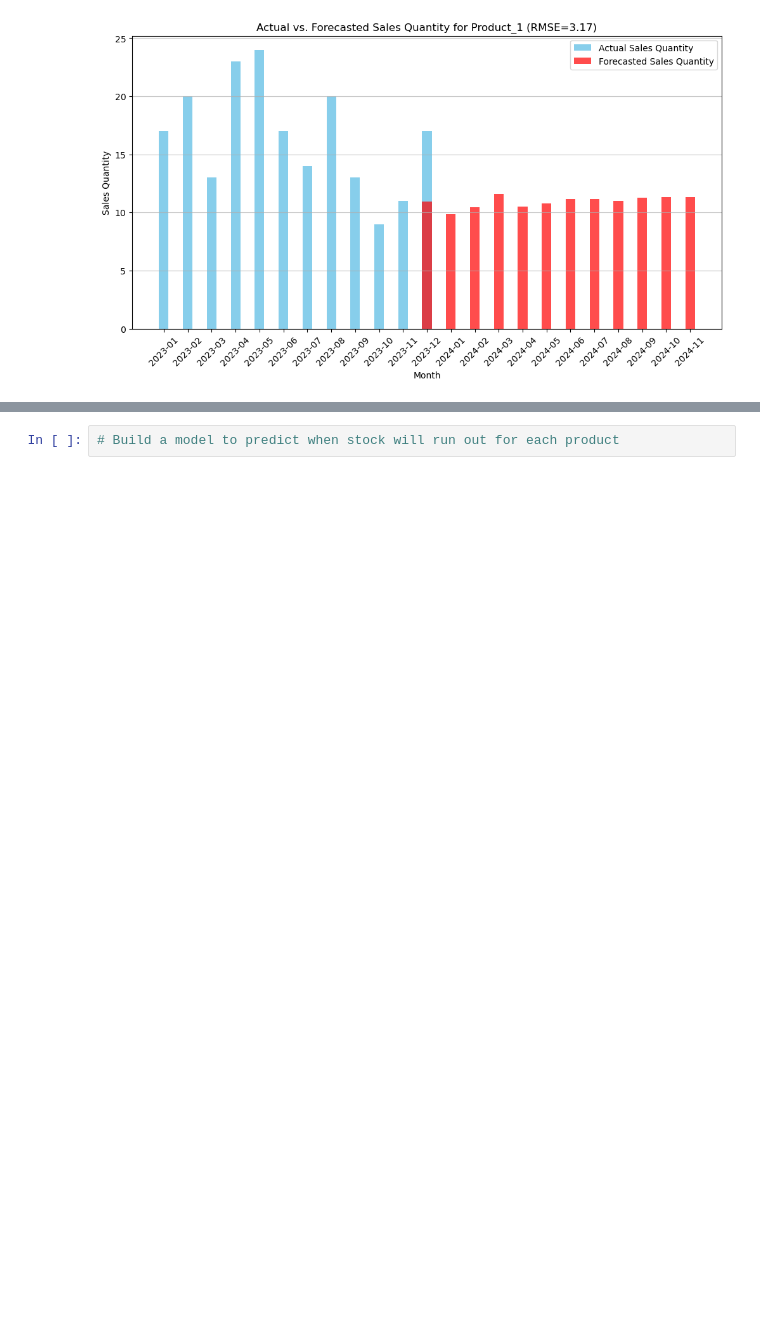
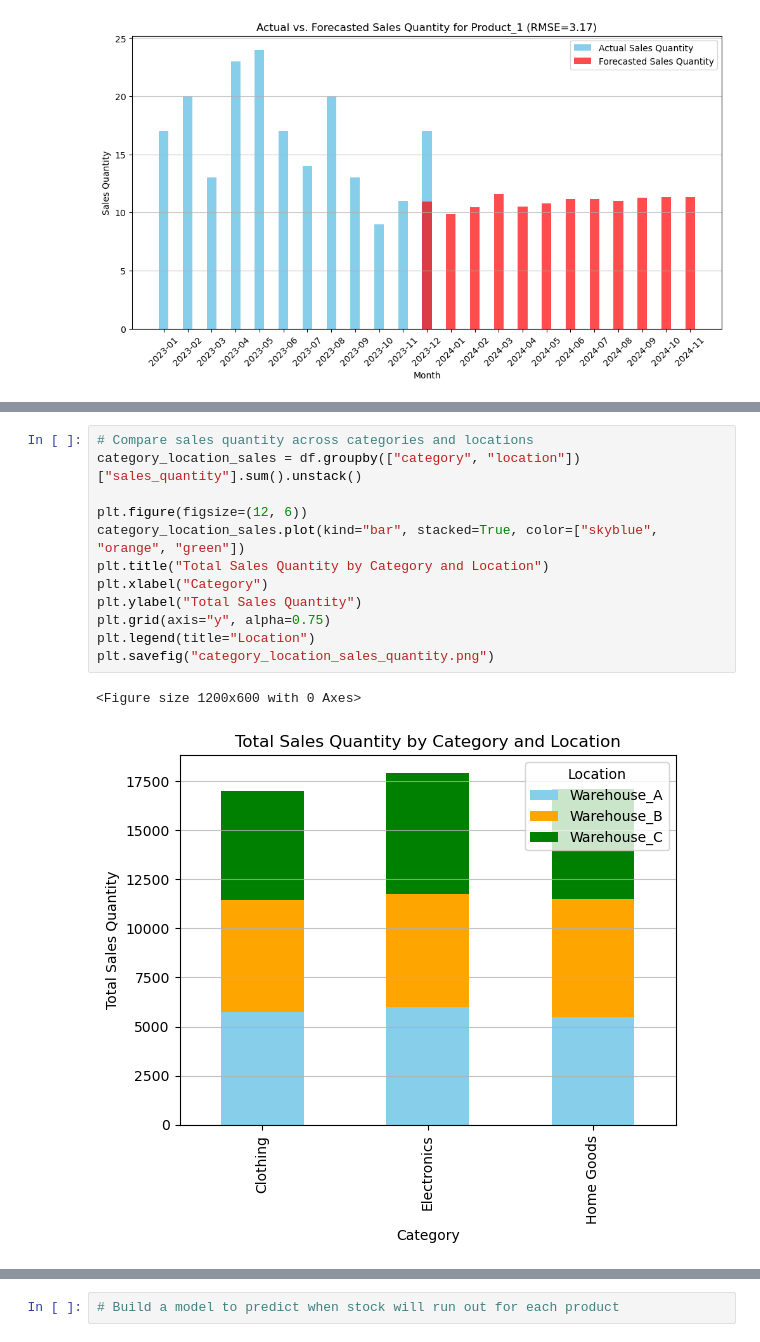
Before and after one commit to AdebolaShelby/forecasting, a Jupyter notebook: forcasting-v2.ipynb, the cells around one changed output, grey strips where cells are left out. Drawn from its saved outputs; the diff is of its cells as text; blank space fills up the shorter version.

```diff
--- a/forcasting-v2.ipynb
+++ b/forcasting-v2.ipynb
@@ -344,0 +355,15 @@ plt.savefig("arima_forecast_sales_quantity_bar.png")
+# %%
+# Compare sales quantity across categories and locations
+category_location_sales = df.groupby(["category", "location"])["sales_quantity"].sum().unstack()
+
+plt.figure(figsize=(12, 6))
+category_location_sales.plot(kind="bar", stacked=True, color=["skyblue", "orange", "green"])
+plt.title("Total Sales Quantity by Category and Location")
+plt.xlabel("Category")
+plt.ylabel("Total Sales Quantity")
+plt.grid(axis="y", alpha=0.75)
+plt.legend(title="Location")
+plt.savefig("category_location_sales_quantity.png")
+# %% [output]
+<Figure size 1200x600 with 0 Axes>
+[figure, added]
```
Also changed, not shown: parts of 13 cells of this notebook, 25 other files.
